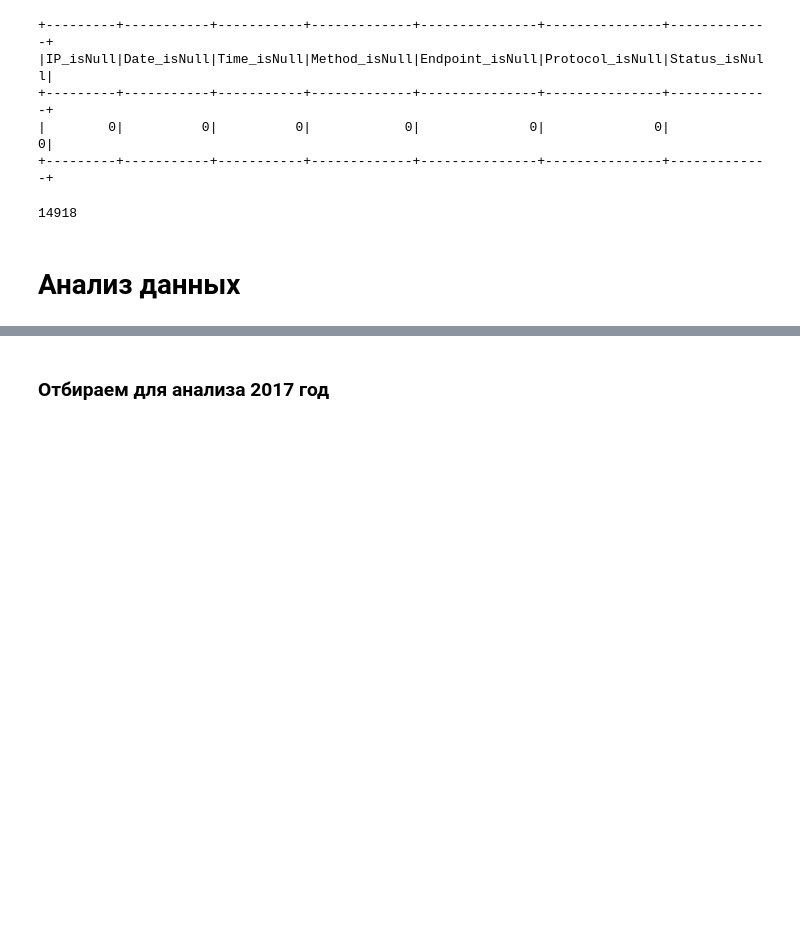
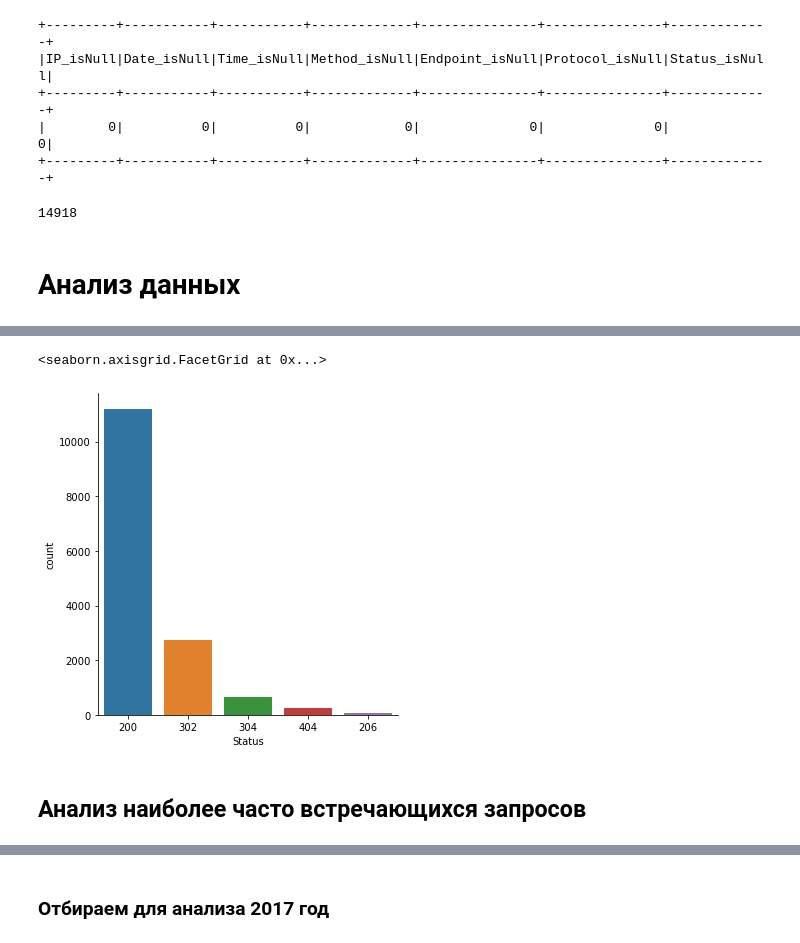
Before and after one commit to Profitrollka/log_analysis, a Jupyter notebook: test_log_analysis.ipynb, the cells around one changed output, grey strips where cells are left out. Saved outputs shown, nothing was run; the diff lists cells and outputs as text; code cells hidden in the pictures; blank space fills up the shorter version.

```diff
--- a/test_log_analysis.ipynb
+++ b/test_log_analysis.ipynb
@@ -10,7 +14,8 @@ import pandas as pd
 # %%
 spark = SparkSession.builder\
                     .master('local[*]')\
-                    .appName('Log analisys')\
+                    .appName('Logs analisys')\
+                    .config("spark.driver.bindAddress", "127.0.0.1")\
                     .getOrCreate()
 # %% [markdown]
 # Загрузка данных
@@ -300,0 +293,7 @@ log_data_filt.withColumn('Year', f.year('Date'))\
+# %%
+status_df = (log_data_filt
+                     .groupBy('Status')
+                     .count()
+                     .sort('Status')
+                     .cache())
+print('Общее количество уникальных статусов HTTP:', status_df.count())
@@ -300,0 +302,6 @@ log_data_filt.withColumn('Year', f.year('Date'))\
+# %%
+status_pd_df = (status_df
+                         .toPandas()
+                         .sort_values(by=['count'],
+                                      ascending=False))
+status_pd_df
@@ -300,0 +315,8 @@ log_data_filt.withColumn('Year', f.year('Date'))\
+# %%
+sns.catplot(x='Status', y='count', data=status_pd_df,
+            kind='bar', order=status_pd_df['Status'])
+# %% [output]
+<seaborn.axisgrid.FacetGrid at 0x...>
+[figure, added]
+# %% [markdown]
+## Анализ наиболее часто встречающихся запросов
```
Also changed, not shown: parts of 43 cells of this notebook.
